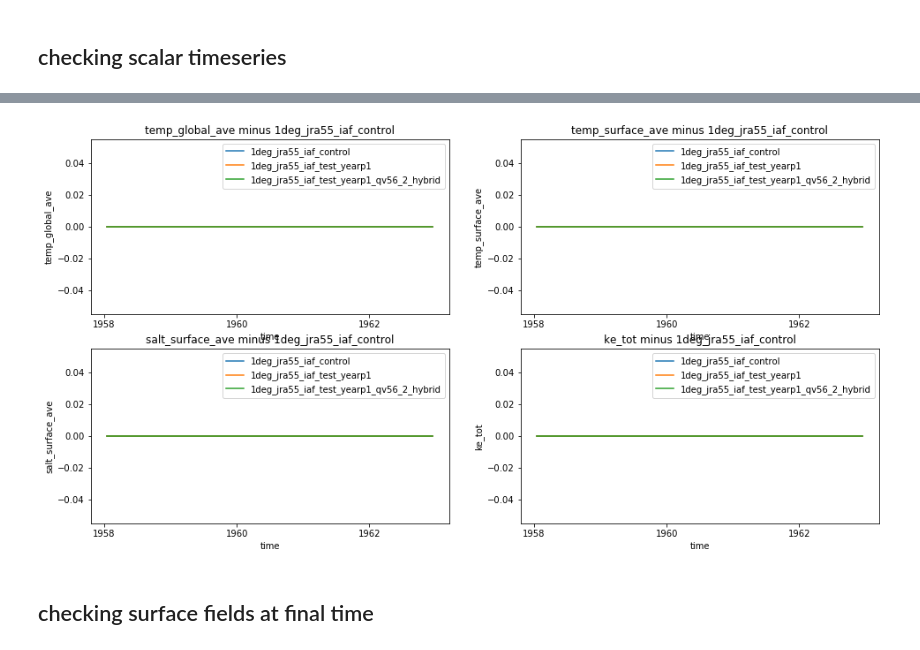
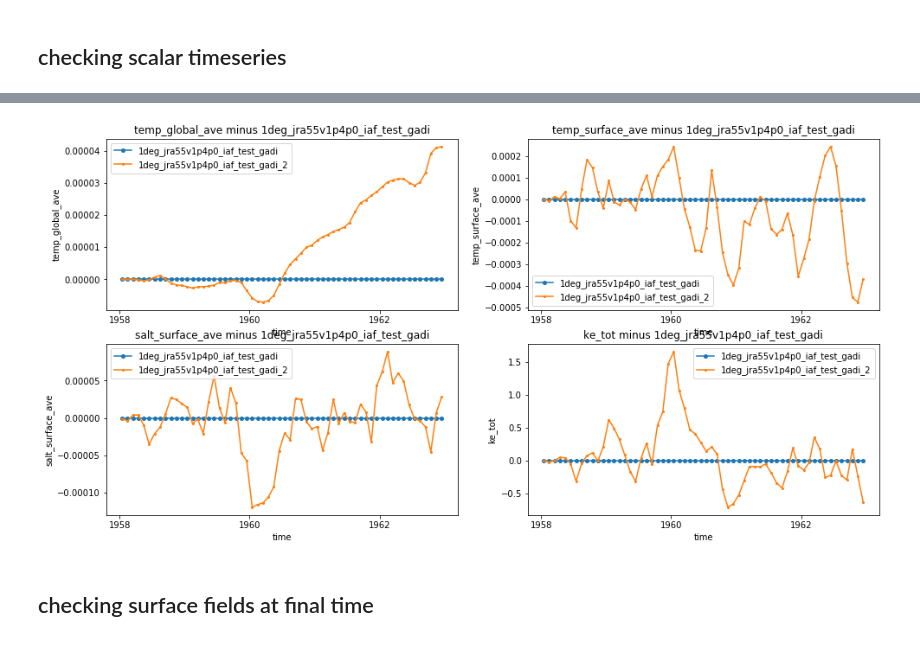
Before and after one commit to aekiss/notebooks, a Jupyter notebook: input4MIPs_testing.ipynb, the cells around one changed output, grey strips where cells are left out. Cells and saved outputs as stored; diff of their text form; code cells hidden in the pictures.

```diff
--- a/input4MIPs_testing.ipynb
+++ b/input4MIPs_testing.ipynb
@@ -139,9 +139,7 @@ for i,v in enumerate(variables):
         e = exptdata.exptdict[ekey]
         ax = plt.subplot(2,2,i+1)
         data = e['ocean_scalar.nc'][v] - exptdata.exptdict[ref]['ocean_scalar.nc'][v]
-        data.plot(label=e['desc'])
+        data.plot(label=e['desc'],marker='o', markersize=10-2*j)
         plt.legend()
         plt.title(v+' minus '+ref)
-#         if j==3:
-#             break
 # %% [output]
@@ -148,0 +147,13 @@ for i,v in enumerate(variables):
+# %%
+plt.figure(figsize=(16,8))
+ref = '1deg_jra55_iaf_test_yearp1_qv56_2_gadi'
+# ref = '1deg_jra55_iaf_test_yearp1_qv56'
+for i,v in enumerate(variables):
+    for j,ekey in enumerate(exptdata.exptdict.keys()):
+        if j>1:
+            e = exptdata.exptdict[ekey]
+            ax = plt.subplot(2,2,i+1)
+            data = e['ocean_scalar.nc'][v] - exptdata.exptdict[ref]['ocean_scalar.nc'][v]
+            data.plot(label=e['desc'],marker='o', markersize=10-2*j)
+            plt.legend()
+            plt.title(v+' minus '+ref)
@@ -149,18 +162,18 @@ for i,v in enumerate(variables):
 # %%
 plt.figure(figsize=(16,8))
-ref = '1deg_jra55_iaf_control'
+ref = '1deg_jra55v1p4p0_iaf_test_gadi'
 # ref = '1deg_jra55_iaf_test_yearp1_qv56'
 for i,v in enumerate(variables):
     for j,ekey in enumerate(exptdata.exptdict.keys()):
-        if j not in [2,3]:
+        if j>2:
             e = exptdata.exptdict[ekey]
             ax = plt.subplot(2,2,i+1)
             data = e['ocean_scalar.nc'][v] - exptdata.exptdict[ref]['ocean_scalar.nc'][v]
-            data.plot(label=e['desc'])
+            data.plot(label=e['desc'],marker='o', markersize=10-2*j)
             plt.legend()
             plt.title(v+' minus '+ref)
 # %% [output]
-[figure, old version]
+[figure, new version]
 # %% [markdown]
 ## checking surface fields at final time
 # %%
```
Also changed, not shown: parts of 11 cells of this notebook, 2 other files.
